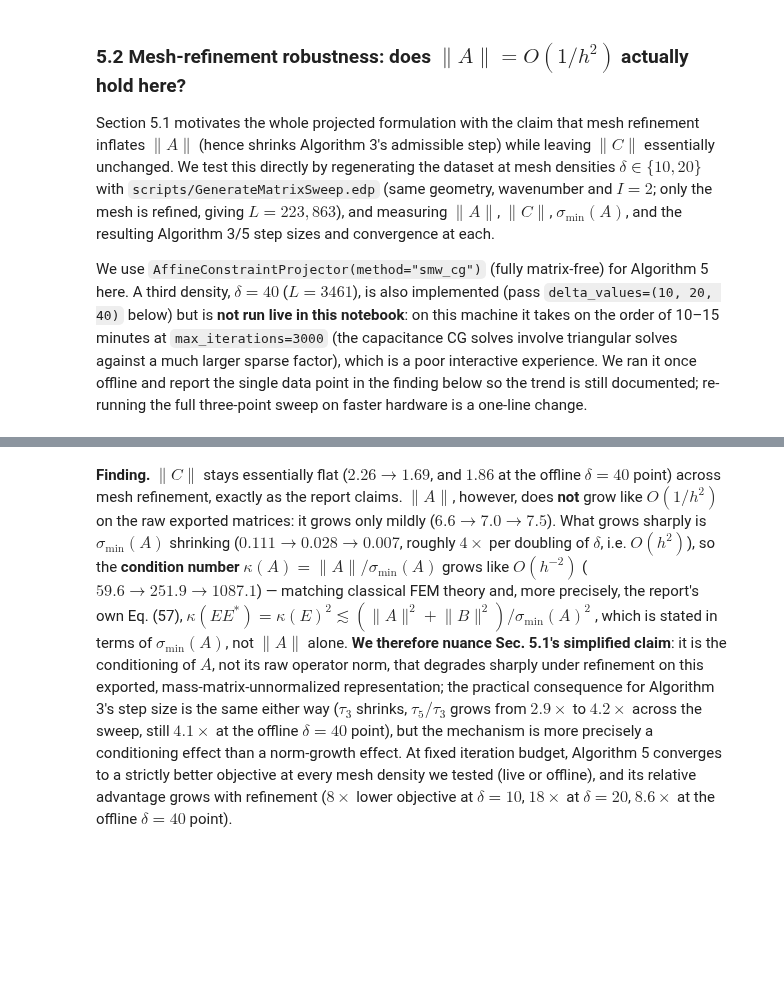
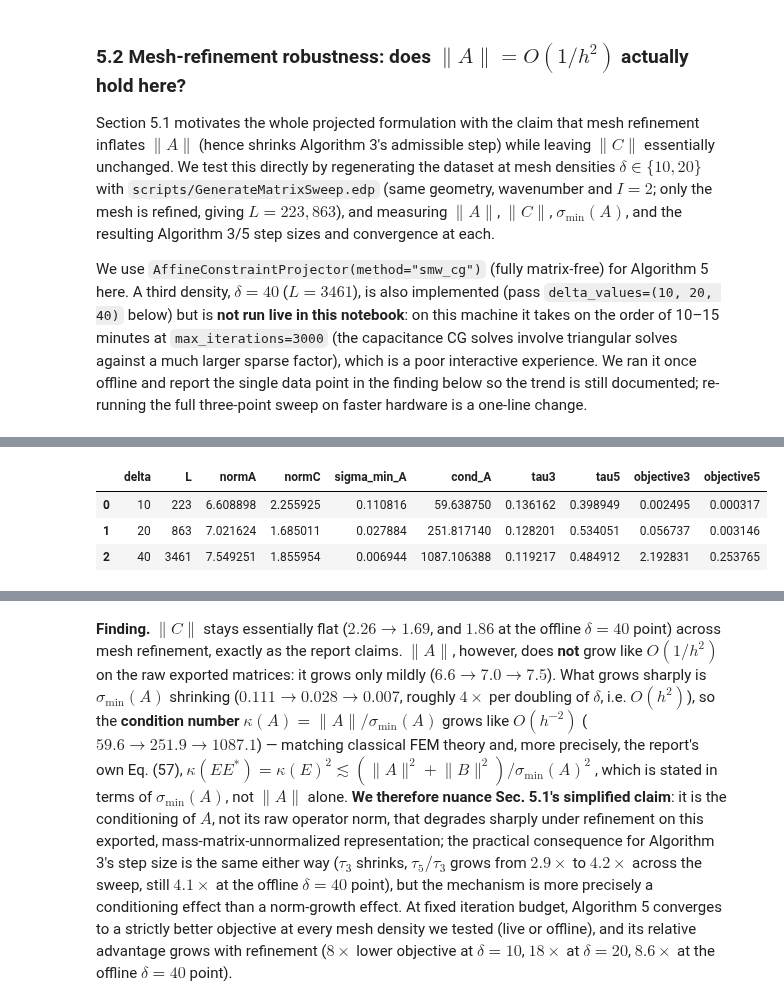
Before and after one commit to dmelan/fp-algs, a Jupyter notebook: part4_5_chambolle_pock_comparison.ipynb, the cells around one changed output, grey strips where cells are left out. Saved outputs shown, nothing was run; the diff lists cells and outputs as text; code cells hidden in the pictures; blank space fills up the shorter version.

```diff
--- a/part4_5_chambolle_pock_comparison.ipynb
+++ b/part4_5_chambolle_pock_comparison.ipynb
@@ -367,6 +521,7 @@ trend is still documented; re-running the full three-point sweep on faster hardw
 change.
 # %%
 mesh_df = cmp.run_mesh_robustness_comparison(
-    DIRS, logger, mu=1e-6, delta_values=(10, 20), max_iterations=3000
+    DIRS, logger, mu=1e-6, delta_values=(10, 20, 40), max_iterations=3000
 )
 mesh_df[["delta", "L", "normA", "normC", "sigma_min_A", "cond_A", "tau3", "tau5", "objective3", "objective5"]]
+# %% [output]
@@ -373 +538,5 @@ mesh_df[["delta", "L", "normA", "normC", "sigma_min_A", "cond_A", "tau3", "tau5"
+|  | delta | L | normA | normC | sigma_min_A | cond_A | tau3 | tau5 | objective3 | objective5 |
+| 0 | 10 | 223 | 6.608898 | 2.255925 | 0.110816 | 59.638750 | 0.136162 | 0.398949 | 0.002495 | 0.000317 |
+| 1 | 20 | 863 | 7.021624 | 1.685011 | 0.027884 | 251.817140 | 0.128201 | 0.534051 | 0.056737 | 0.003146 |
+| 2 | 40 | 3461 | 7.549251 | 1.855954 | 0.006944 | 1087.106388 | 0.119217 | 0.484912 | 2.192831 | 0.253765 |
 # %%
```
Also changed, not shown: parts of 35 cells of this notebook, 1 other file.
